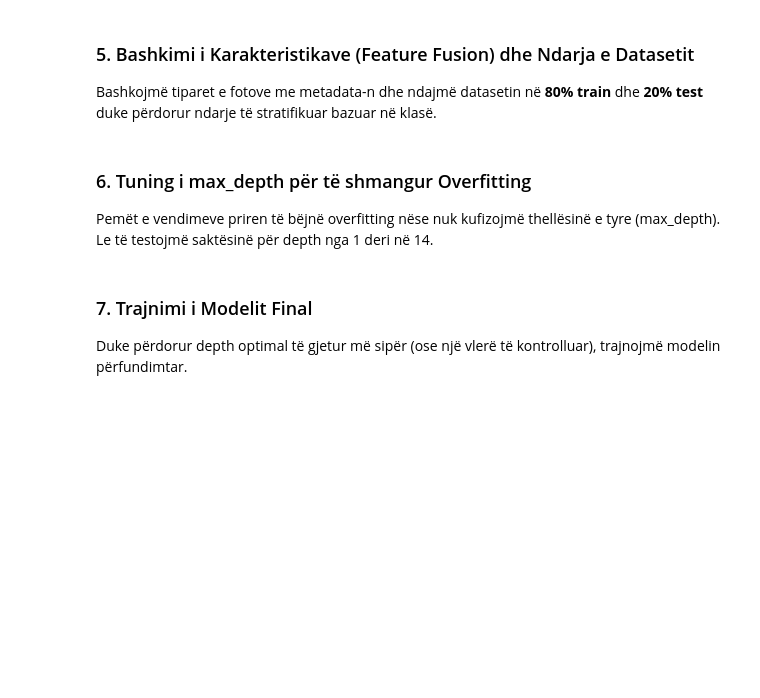
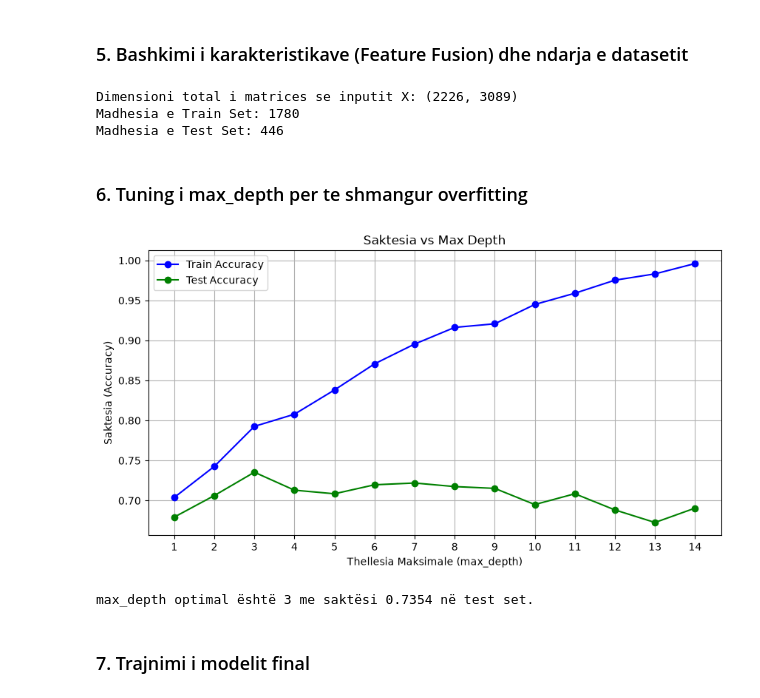
Before and after one commit to VeseVrellaku/DermaScan, a Jupyter notebook: ham_dataset/01_decision_tree.ipynb, the cells around one changed output. Cells and saved outputs as stored; diff of their text form; code cells hidden in the pictures; blank space fills up the shorter version.

```diff
--- a/ham_dataset/01_decision_tree.ipynb
+++ b/ham_dataset/01_decision_tree.ipynb
@@ -105,50 +145,54 @@ print(f"Dimensioni i target label y: {y.shape}")
-# %% [markdown]
-### 5. Bashkimi i Karakteristikave (Feature Fusion) dhe Ndarja e Datasetit
-Bashkojmë tiparet e fotove me metadata-n dhe ndajmë datasetin në **80% train** dhe **20% test** duke përdorur ndarje të stratifikuar bazuar në klasë.
+# %% [markdown]
+### 5. Bashkimi i karakteristikave (Feature Fusion) dhe ndarja e datasetit
 # %%
-# Bashkojmë tiparet horizontally
+# Bashkojme tiparet horizontally
 X = np.hstack((X_img, X_meta))
-print(f"Dimensioni total i matricës së inputit X: {X.shape}")
+print(f"Dimensioni total i matrices se inputit X: {X.shape}")
 
 # Train/Test split
 X_train, X_test, y_train, y_test = train_test_split(
     X, y, test_size=0.2, random_state=42, stratify=y
 )
 
-print(f"Madhësia e Train Set: {X_train.shape[0]}")
-print(f"Madhësia e Test Set: {X_test.shape[0]}")
+print(f"Madhesia e Train Set: {X_train.shape[0]}")
+print(f"Madhesia e Test Set: {X_test.shape[0]}")
+# %% [output]
+Dimensioni total i matrices se inputit X: (2226, 3089)
+Madhesia e Train Set: 1780
+Madhesia e Test Set: 446
-# %% [markdown]
-### 6. Tuning i max_depth për të shmangur Overfitting
-Pemët e vendimeve priren të bëjnë overfitting nëse nuk kufizojmë thellësinë e tyre (max_depth). Le të testojmë saktësinë për depth nga 1 deri në 14.
+# %% [markdown]
+### 6. Tuning i max_depth per te shmangur overfitting
 # %%
 depths = range(1, 15)
 train_accs = []
 test_accs = []
 
 for d in depths:
     clf = DecisionTreeClassifier(max_depth=d, random_state=42)
     clf.fit(X_train, y_train)
 
     train_accs.append(accuracy_score(y_train, clf.predict(X_train)))
     test_accs.append(accuracy_score(y_test, clf.predict(X_test)))
 
 # Vizualizimi
 plt.figure(figsize=(10, 5))
 plt.plot(depths, train_accs, label='Train Accuracy', marker='o', color='blue')
 plt.plot(depths, test_accs, label='Test Accuracy', marker='o', color='green')
-plt.xlabel('Thellësia Maksimale (max_depth)')
-plt.ylabel('Saktësia (Accuracy)')
-plt.title('Saktësia vs Max Depth')
+plt.xlabel('Thellesia Maksimale (max_depth)')
+plt.ylabel('Saktesia (Accuracy)')
+plt.title('Saktesia vs Max Depth')
 plt.xticks(depths)
 plt.legend()
 plt.grid(True)
 plt.show()
 
 best_d = depths[np.argmax(test_accs)]
 print(f"max_depth optimal është {best_d} me saktësi {max(test_accs):.4f} në test set.")
+# %% [output]
+[figure, added]
+max_depth optimal është 3 me saktësi 0.7354 në test set.
-# %% [markdown]
-### 7. Trajnimi i Modelit Final
-Duke përdorur depth optimal të gjetur më sipër (ose një vlerë të kontrolluar), trajnojmë modelin përfundimtar.
+# %% [markdown]
+### 7. Trajnimi i modelit final
 # %%
 optimal_depth = min(best_d, 6)
 print(f"Duke trajnuar modelin e fundit me max_depth={optimal_depth}...")
```
Also changed, not shown: parts of 24 cells of this notebook.
